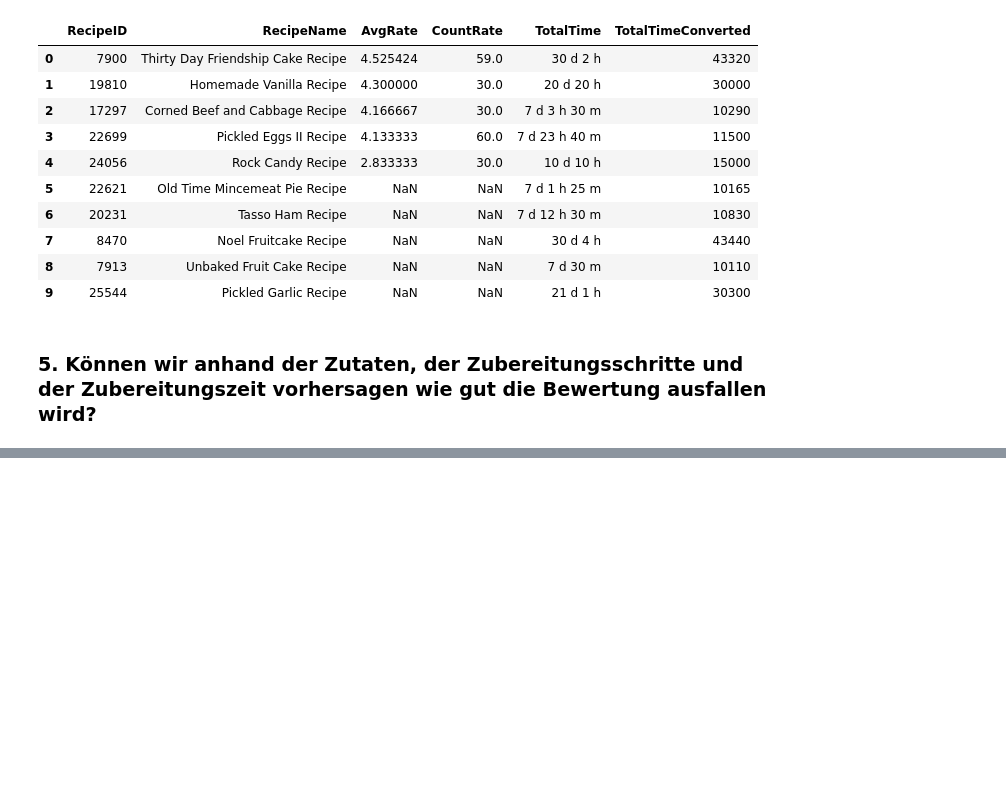
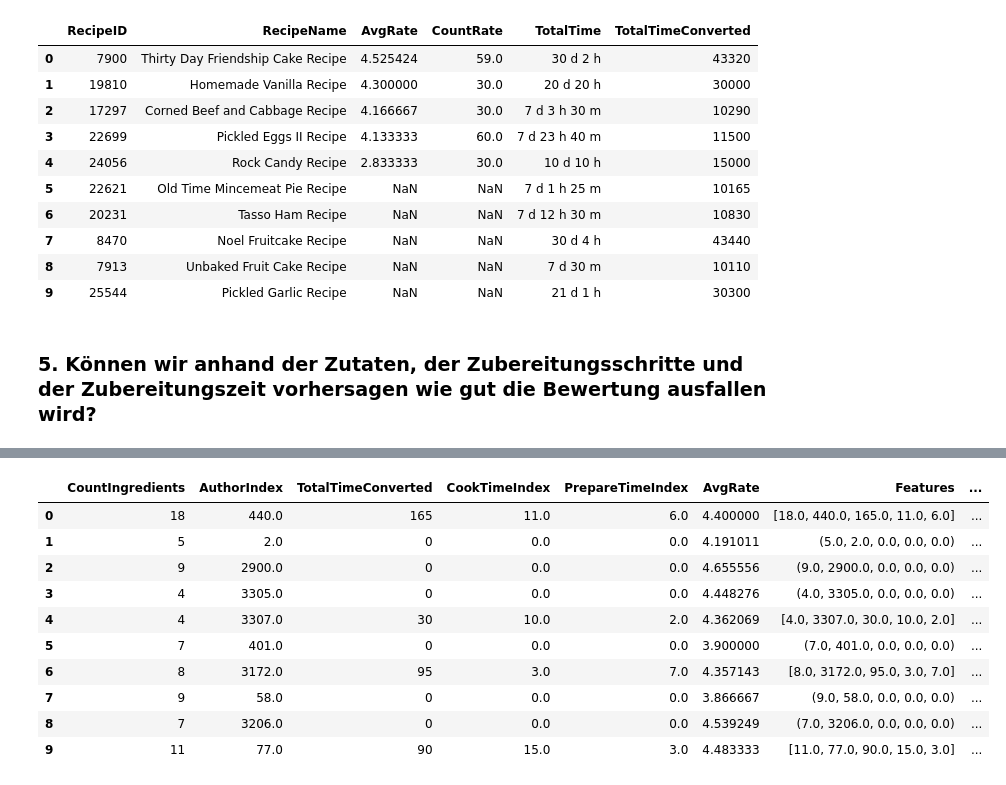
Before and after one commit to PatrikHubster/Recipes, a Jupyter notebook: bdv.ipynb, the cells around one changed output, grey strips where cells are left out. Drawn from its saved outputs; the diff is of its cells as text; code cells hidden in the pictures; blank space fills up the shorter version.

```diff
--- a/bdv.ipynb
+++ b/bdv.ipynb
@@ -215,0 +234,28 @@ ten_longest_recipes\
+# %%
+ml_recipes = ingredients\
+    .groupBy("RecipeID")\
+    .agg(count("RecipeID"))\
+    .withColumnRenamed("count(RecipeId)", "CountIngredients")\
+    .join(recipes, on="RecipeID", how="inner")\
+    .join(best_recipes, on="RecipeID", how="inner")
+filtered_ml_recipes = ml_recipes # ml_recipes[(ml_recipes.TotalTimeConverted > 0)]
+
+author_indexer = StringIndexer(inputCol="Author", outputCol="AuthorIndex")
+filtered_ml_recipes = author_indexer.fit(filtered_ml_recipes).transform(filtered_ml_recipes)
+
+prepare_indexer = StringIndexer(inputCol="PrepareTime", outputCol="PrepareTimeIndex")
+filtered_ml_recipes = prepare_indexer.fit(filtered_ml_recipes).transform(filtered_ml_recipes)
+
+cook_indexer = StringIndexer(inputCol="CookTime", outputCol="CookTimeIndex")
+filtered_ml_recipes = cook_indexer.fit(filtered_ml_recipes).transform(filtered_ml_recipes)
+# %%
+trimmed_ml_recipes = filtered_ml_recipes[["CountIngredients", "AuthorIndex", "TotalTimeConverted",\
+    "CookTimeIndex", "PrepareTimeIndex", "AvgRate"]]
+
+assembler = VectorAssembler(inputCols=["CountIngredients", "AuthorIndex", "TotalTimeConverted",\
+   "CookTimeIndex", "PrepareTimeIndex"], outputCol="Features")
+prepared_ml_recipes = assembler.transform(trimmed_ml_recipes)
+
+prepared_ml_recipes\
+    .limit(5)\
+    .toPandas()
@@ -215,0 +269,16 @@ ten_longest_recipes\
+# %%
+scaler = StandardScaler(inputCol="Features", outputCol="ScaledFeatures")
+prepared_ml_recipes = scaler.fit(prepared_ml_recipes).transform(prepared_ml_recipes)
+prepared_ml_recipes.limit(10).toPandas()
+# %% [output]
+|  | CountIngredients | AuthorIndex | TotalTimeConverted | CookTimeIndex | PrepareTimeIndex | AvgRate | Features | ... |
+| 0 | 18 | 440.0 | 165 | 11.0 | 6.0 | 4.400000 | [18.0, 440.0, 165.0, 11.0, 6.0] | ... |
+| 1 | 5 | 2.0 | 0 | 0.0 | 0.0 | 4.191011 | (5.0, 2.0, 0.0, 0.0, 0.0) | ... |
+| 2 | 9 | 2900.0 | 0 | 0.0 | 0.0 | 4.655556 | (9.0, 2900.0, 0.0, 0.0, 0.0) | ... |
+| 3 | 4 | 3305.0 | 0 | 0.0 | 0.0 | 4.448276 | (4.0, 3305.0, 0.0, 0.0, 0.0) | ... |
+| 4 | 4 | 3307.0 | 30 | 10.0 | 2.0 | 4.362069 | [4.0, 3307.0, 30.0, 10.0, 2.0] | ... |
+| 5 | 7 | 401.0 | 0 | 0.0 | 0.0 | 3.900000 | (7.0, 401.0, 0.0, 0.0, 0.0) | ... |
+| 6 | 8 | 3172.0 | 95 | 3.0 | 7.0 | 4.357143 | [8.0, 3172.0, 95.0, 3.0, 7.0] | ... |
+| 7 | 9 | 58.0 | 0 | 0.0 | 0.0 | 3.866667 | (9.0, 58.0, 0.0, 0.0, 0.0) | ... |
+| 8 | 7 | 3206.0 | 0 | 0.0 | 0.0 | 4.539249 | (7.0, 3206.0, 0.0, 0.0, 0.0) | ... |
+| 9 | 11 | 77.0 | 90 | 15.0 | 3.0 | 4.483333 | [11.0, 77.0, 90.0, 15.0, 3.0] | ... |
```
Also changed, not shown: parts of 15 cells of this notebook.
